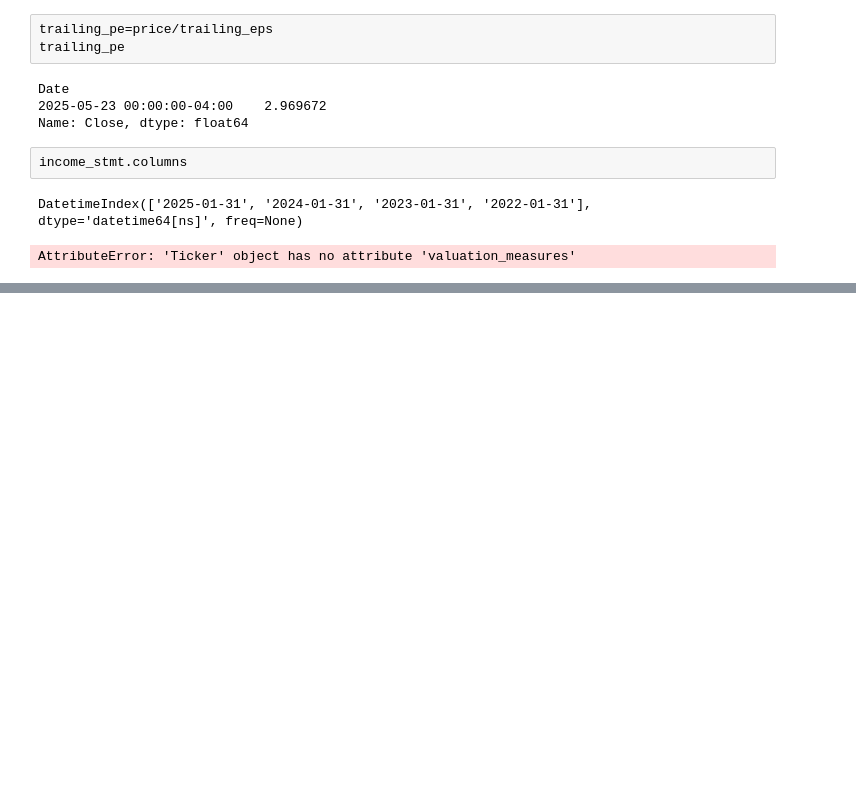
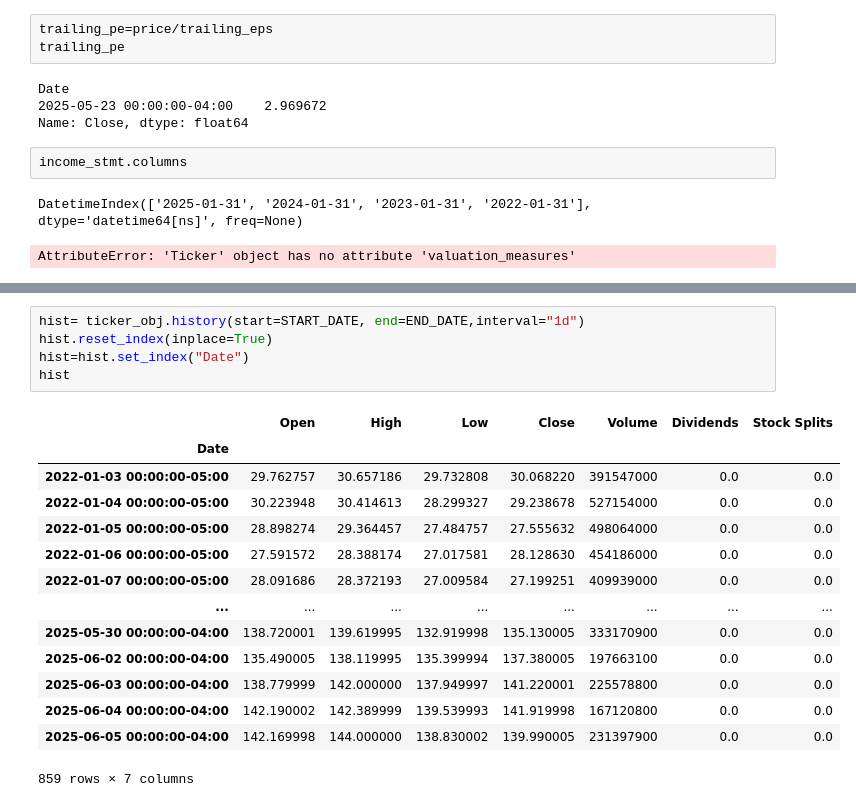
Before and after one commit to Dyu331/AI_Trader_Intern, a Jupyter notebook: test.ipynb, the cells around one changed output, grey strips where cells are left out. Drawn from its saved outputs; the diff is of its cells as text; blank space fills up the shorter version.

```diff
--- a/test.ipynb
+++ b/test.ipynb
@@ -266,0 +262,20 @@ AAPL
+# %%
+hist= ticker_obj.history(start=START_DATE, end=END_DATE,interval="1d")
+hist.reset_index(inplace=True)
+hist=hist.set_index("Date")
+hist
+# %% [output]
+|  | Open | High | Low | Close | Volume | Dividends | Stock Splits |
+| Date |  |  |  |  |  |  |  |
+| 2022-01-03 00:00:00-05:00 | 29.762757 | 30.657186 | 29.732808 | 30.068220 | 391547000 | 0.0 | 0.0 |
+| 2022-01-04 00:00:00-05:00 | 30.223948 | 30.414613 | 28.299327 | 29.238678 | 527154000 | 0.0 | 0.0 |
+| 2022-01-05 00:00:00-05:00 | 28.898274 | 29.364457 | 27.484757 | 27.555632 | 498064000 | 0.0 | 0.0 |
+| 2022-01-06 00:00:00-05:00 | 27.591572 | 28.388174 | 27.017581 | 28.128630 | 454186000 | 0.0 | 0.0 |
+| 2022-01-07 00:00:00-05:00 | 28.091686 | 28.372193 | 27.009584 | 27.199251 | 409939000 | 0.0 | 0.0 |
+| ... | ... | ... | ... | ... | ... | ... | ... |
+| 2025-05-30 00:00:00-04:00 | 138.720001 | 139.619995 | 132.919998 | 135.130005 | 333170900 | 0.0 | 0.0 |
+| 2025-06-02 00:00:00-04:00 | 135.490005 | 138.119995 | 135.399994 | 137.380005 | 197663100 | 0.0 | 0.0 |
+| 2025-06-03 00:00:00-04:00 | 138.779999 | 142.000000 | 137.949997 | 141.220001 | 225578800 | 0.0 | 0.0 |
+| 2025-06-04 00:00:00-04:00 | 142.190002 | 142.389999 | 139.539993 | 141.919998 | 167120800 | 0.0 | 0.0 |
+| 2025-06-05 00:00:00-04:00 | 142.169998 | 144.000000 | 138.830002 | 139.990005 | 231397900 | 0.0 | 0.0 |
+859 rows × 7 columns
```
Also changed, not shown: parts of 9 cells of this notebook, 4 other files.
